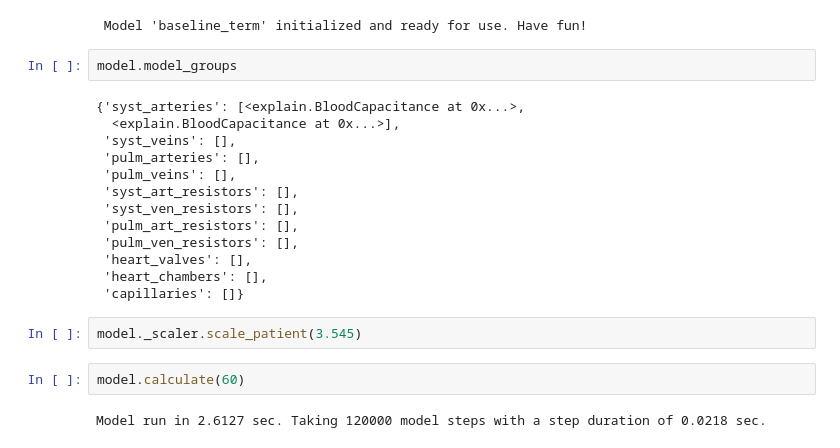
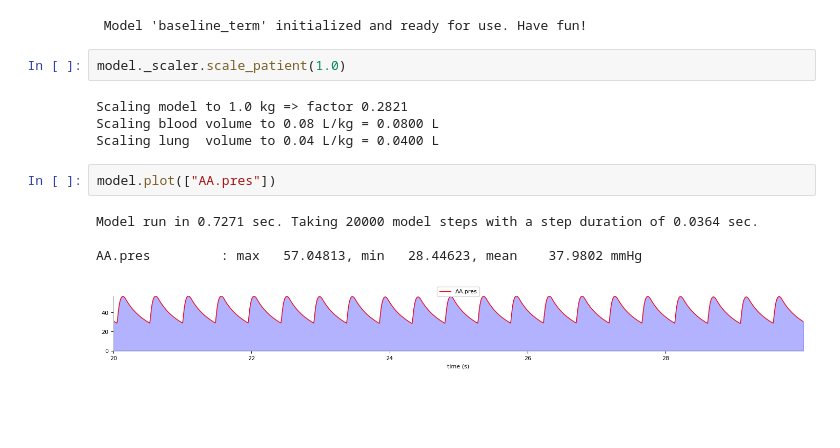
Before and after one commit to Dobutamine/explain-pypy, a Jupyter notebook: tutorial.ipynb, the cells around one changed output. Saved outputs shown, nothing was run; the diff lists cells and outputs as text; blank space fills up the shorter version.

Commit message:
scaler alomst ready

```diff
--- a/tutorial.ipynb
+++ b/tutorial.ipynb
@@ -3,24 +3,16 @@ from explain import ModelEngine, baseline_term_neonate, adult, normal_pregnant
 model = ModelEngine(baseline_term_neonate)
 # %% [output]
  Model 'baseline_term' initialized and ready for use. Have fun!
-# %%
-model.model_groups
-# %% [output]
-{'syst_arteries': [<explain.BloodCapacitance at 0x...>,
-  <explain.BloodCapacitance at 0x...>],
- 'syst_veins': [],
- 'pulm_arteries': [],
- 'pulm_veins': [],
- 'syst_art_resistors': [],
- 'syst_ven_resistors': [],
- 'pulm_art_resistors': [],
- 'pulm_ven_resistors': [],
- 'heart_valves': [],
- 'heart_chambers': [],
- 'capillaries': []}
 # %%
-model._scaler.scale_patient(3.545)
+model._scaler.scale_patient(1.0)
+# %% [output]
+Scaling model to 1.0 kg => factor 0.2821
+Scaling blood volume to 0.08 L/kg = 0.0800 L
+Scaling lung  volume to 0.04 L/kg = 0.0400 L
-# %%
-model.calculate(60)
-# %% [output]
-Model run in 2.6127 sec. Taking 120000 model steps with a step duration of 0.0218 sec.
+# %%
+model.plot(["AA.pres"])
+# %% [output]
+Model run in 0.7271 sec. Taking 20000 model steps with a step duration of 0.0364 sec.
+
+AA.pres         : max   57.04813, min   28.44623, mean    37.9802 mmHg
+[figure, added]
```
Also changed, not shown: 1 other file.
